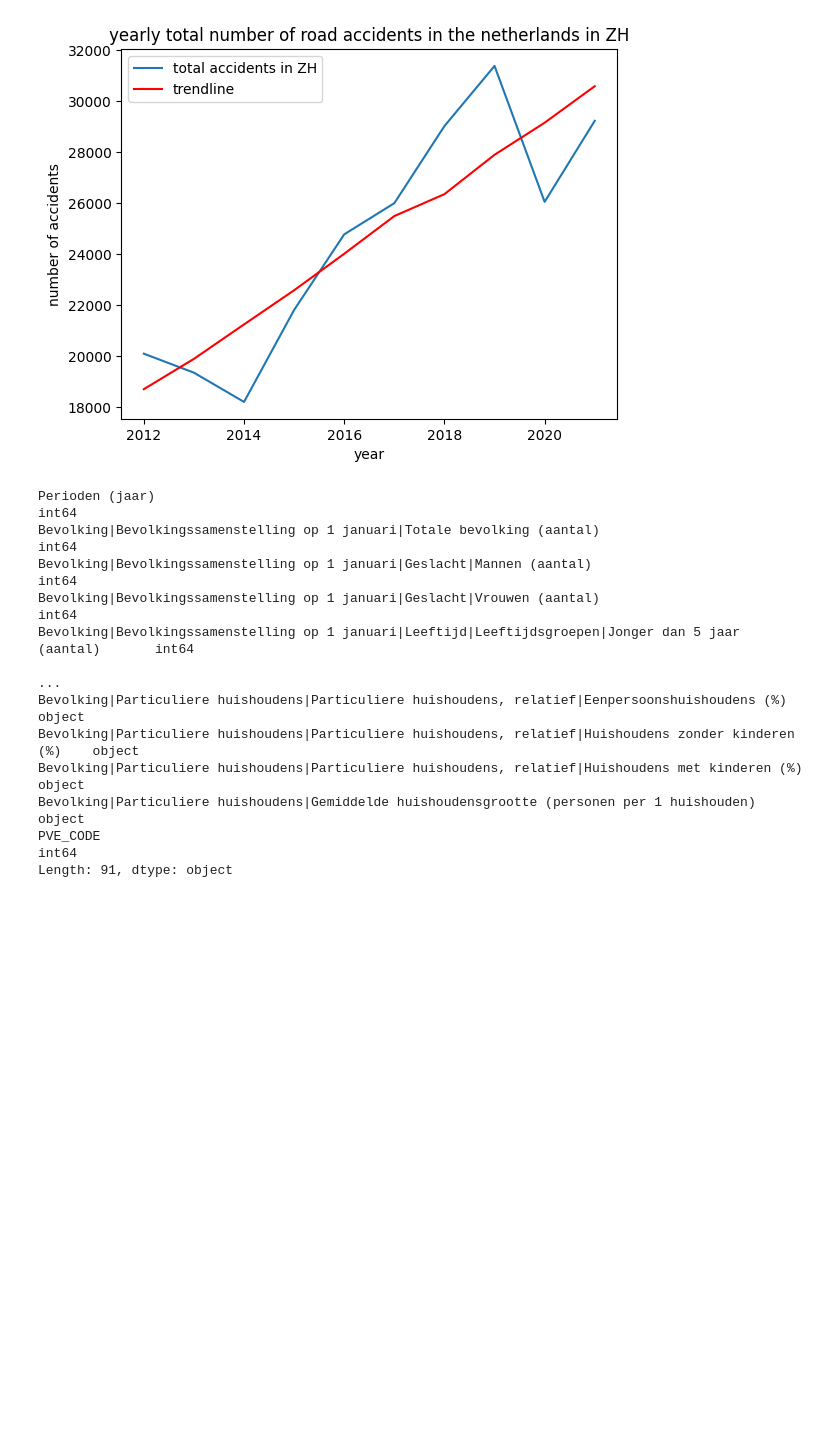
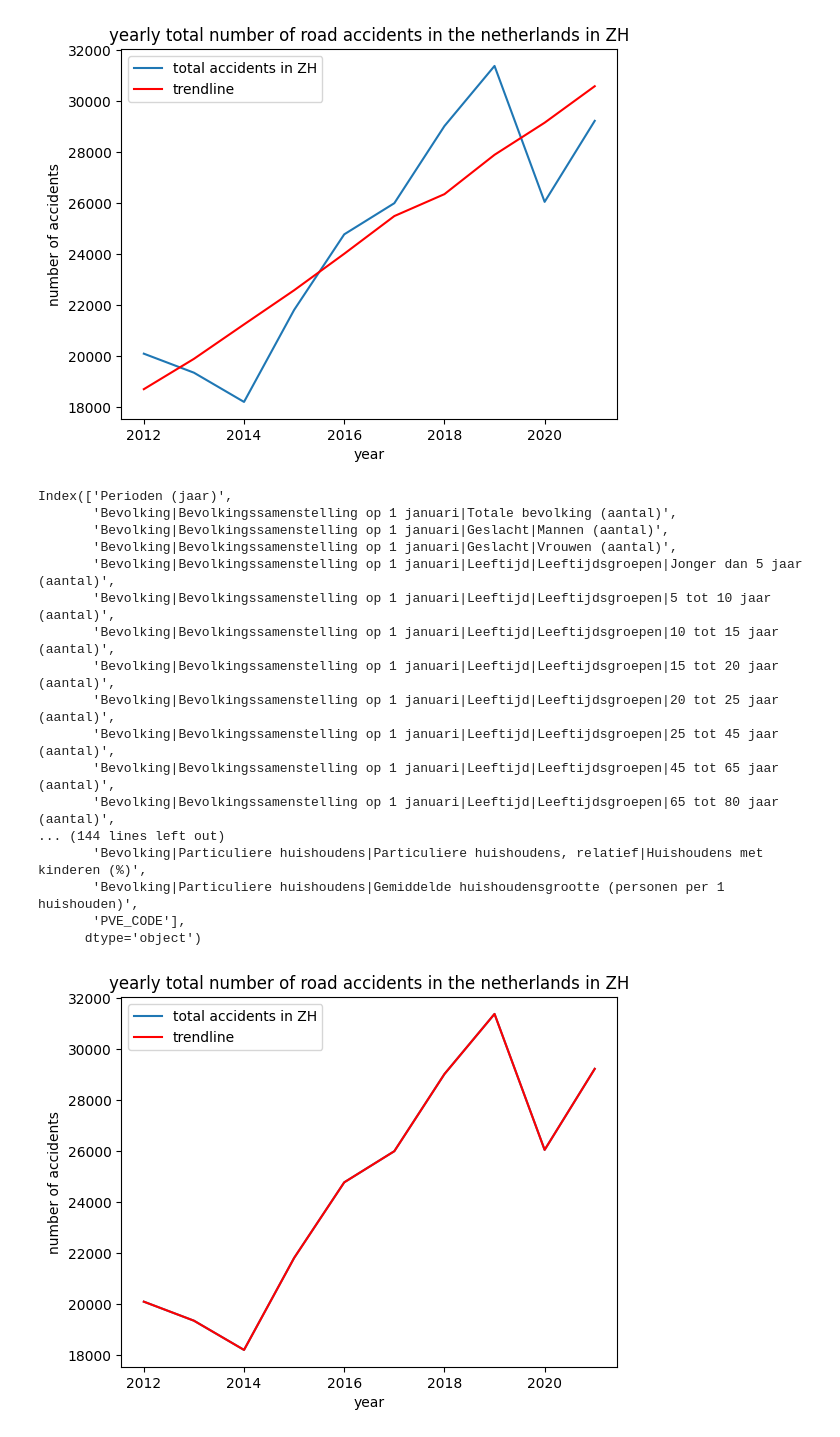
Before and after one commit to stefan1234567891011/AI_personal_project, a Jupyter notebook: code/data.ipynb, the cells around one changed output. Cells and saved outputs as stored; diff of their text form; code cells hidden in the pictures; blank space fills up the shorter version.

```diff
--- a/code/data.ipynb
+++ b/code/data.ipynb
@@ -445,7 +445,7 @@ df_population.columns = new_column_names
 df_population = df_population.drop([0]).reset_index().drop("index", axis="columns")
 df_population.to_csv("population.csv", index=False)
 # %%
-df_population_2 = pd.read_csv("population.csv")
+df_population_2 = pd.read_csv("population.csv", decimal=",") # added decimal so when using linear regression the decimal numbers are usable and not stored as strings
 df_population_2 = df_population_2[df_population_2["Perioden (jaar)"] != 2012]
 df_population_2["Perioden (jaar)"] -= 1
 df_population_2
@@ -1200,38 +1167,44 @@ plt.show()
 # %%
 target_province = "ZH"
 df_target = df_pop_n_acc_2[df_pop_n_acc_2["PROVINCE"] == target_province]
 df_target = df_target.drop(["Regio's (naam)", "PROVINCE"], axis=1)
 # df_target
 years = df_pop_n_acc_2["Perioden (jaar)"].unique()
 
 y = df_target["N_ACCIDENTS"].values
 x = df_target.drop(columns=["N_ACCIDENTS"])
-x.to_csv("test.csv", index=False)
-x = pd.read_csv("test.csv")
-x.dtypes
-# Linear_regression = LinearRegression()
-# Linear_regression.fit(x, y)
+print(x.columns)
+x = x.dropna(axis=1)
+print(x.columns)
 
-# predicted_n_accidents = Linear_regression.predict(x)
+Linear_regression = LinearRegression()
+Linear_regression.fit(x, y)
+predicted_n_accidents = Linear_regression.predict(x)
 
-# plt.title("yearly total number of road accidents in the netherlands in " + target_province)
-# plt.xlabel("year")
-# plt.ylabel("number of accidents")
+plt.title("yearly total number of road accidents in the netherlands in " + target_province)
+plt.xlabel("year")
+plt.ylabel("number of accidents")
 
-# plt.plot(year, y, label="total accidents in " + target_province)
-# plt.plot(year, predicted_n_accidents, color="red", label="trendline")
-# plt.legend()
-# plt.show()
+plt.plot(year, y, label="total accidents in " + target_province)
+plt.plot(year, predicted_n_accidents, color="red", label="trendline")
+plt.legend()
+plt.show()
 # %% [output]
-Perioden (jaar)                                                                                           int64
-Bevolking|Bevolkingssamenstelling op 1 januari|Totale bevolking (aantal)                                  int64
-Bevolking|Bevolkingssamenstelling op 1 januari|Geslacht|Mannen (aantal)                                   int64
-Bevolking|Bevolkingssamenstelling op 1 januari|Geslacht|Vrouwen (aantal)                                  int64
-Bevolking|Bevolkingssamenstelling op 1 januari|Leeftijd|Leeftijdsgroepen|Jonger dan 5 jaar (aantal)       int64
-                                                                                                          ...
-Bevolking|Particuliere huishoudens|Particuliere huishoudens, relatief|Eenpersoonshuishoudens (%)         object
-Bevolking|Particuliere huishoudens|Particuliere huishoudens, relatief|Huishoudens zonder kinderen (%)    object
-Bevolking|Particuliere huishoudens|Particuliere huishoudens, relatief|Huishoudens met kinderen (%)       object
-Bevolking|Particuliere huishoudens|Gemiddelde huishoudensgrootte (personen per 1 huishouden)             object
-PVE_CODE                                                                                                  int64
-Length: 91, dtype: object
+Index(['Perioden (jaar)',
+       'Bevolking|Bevolkingssamenstelling op 1 januari|Totale bevolking (aantal)',
+       'Bevolking|Bevolkingssamenstelling op 1 januari|Geslacht|Mannen (aantal)',
+       'Bevolking|Bevolkingssamenstelling op 1 januari|Geslacht|Vrouwen (aantal)',
+       'Bevolking|Bevolkingssamenstelling op 1 januari|Leeftijd|Leeftijdsgroepen|Jonger dan 5 jaar (aantal)',
+       'Bevolking|Bevolkingssamenstelling op 1 januari|Leeftijd|Leeftijdsgroepen|5 tot 10 jaar (aantal)',
+       'Bevolking|Bevolkingssamenstelling op 1 januari|Leeftijd|Leeftijdsgroepen|10 tot 15 jaar (aantal)',
+       'Bevolking|Bevolkingssamenstelling op 1 januari|Leeftijd|Leeftijdsgroepen|15 tot 20 jaar (aantal)',
+       'Bevolking|Bevolkingssamenstelling op 1 januari|Leeftijd|Leeftijdsgroepen|20 tot 25 jaar (aantal)',
+       'Bevolking|Bevolkingssamenstelling op 1 januari|Leeftijd|Leeftijdsgroepen|25 tot 45 jaar (aantal)',
+       'Bevolking|Bevolkingssamenstelling op 1 januari|Leeftijd|Leeftijdsgroepen|45 tot 65 jaar (aantal)',
+       'Bevolking|Bevolkingssamenstelling op 1 januari|Leeftijd|Leeftijdsgroepen|65 tot 80 jaar (aantal)',
+... (144 lines left out)
+       'Bevolking|Particuliere huishoudens|Particuliere huishoudens, relatief|Huishoudens met kinderen (%)',
+       'Bevolking|Particuliere huishoudens|Gemiddelde huishoudensgrootte (personen per 1 huishouden)',
+       'PVE_CODE'],
+      dtype='object')
+[figure, added]
```
Also changed, not shown: parts of 7 cells of this notebook.
